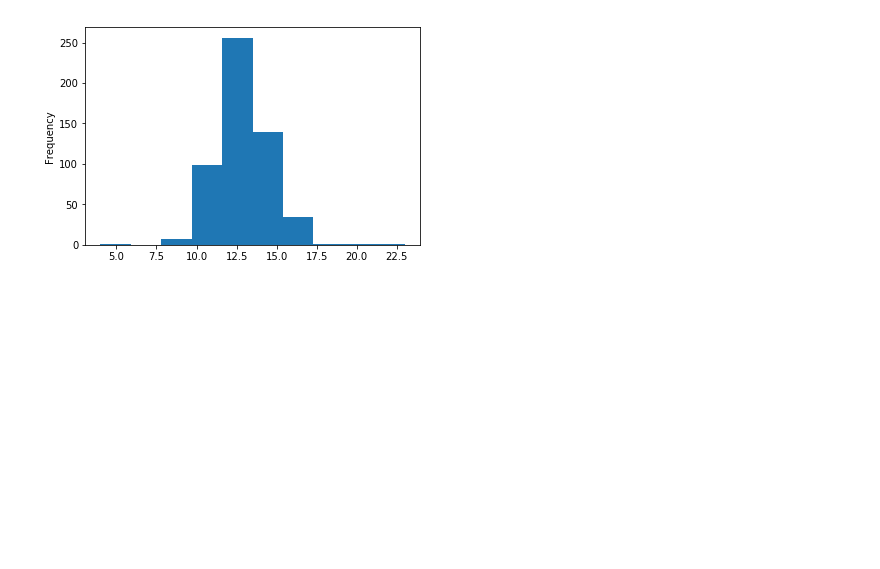
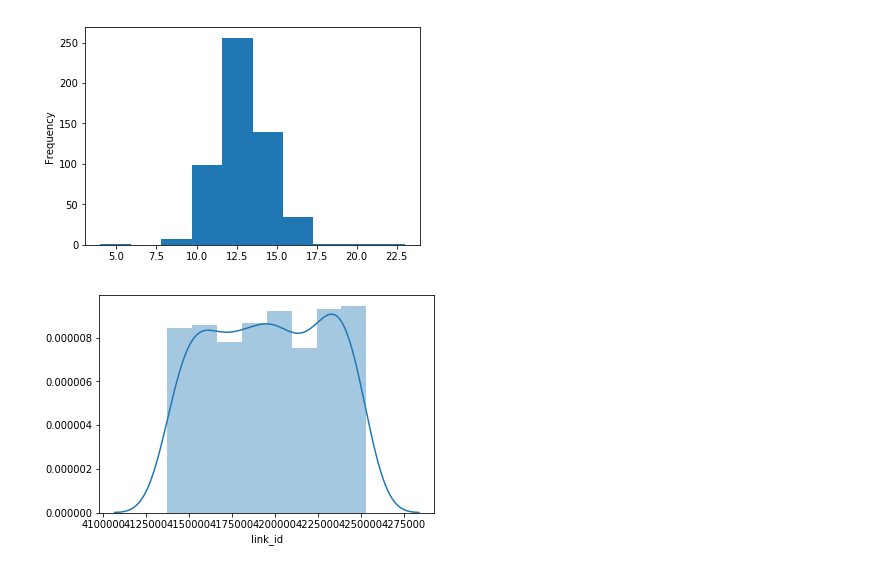
Before and after one commit to AdastraSaM/polizeiberichte_scraper, a Jupyter notebook: notebooks/Basic_Analysis.ipynb, the cells around one changed output. Drawn from its saved outputs; the diff is of its cells as text; code cells hidden in the pictures; blank space fills up the shorter version.

```diff
--- a/notebooks/Basic_Analysis.ipynb
+++ b/notebooks/Basic_Analysis.ipynb
@@ -95,3 +94,10 @@ pub_hours.plot(kind="hist")
 # %% [output]
 <matplotlib.axes._subplots.AxesSubplot at 0x...>
 [figure]
+# %%
+# Distribution of the article Link IDs
+link_ids = pd.DataFrame({"link_id": [link[-7:] for link in berichte["Link"]]})
+link_ids = link_ids.astype(int)
+ax = sns.distplot(link_ids["link_id"])
+# %% [output]
+[figure, added]
```
Also changed, not shown: parts of 3 cells of this notebook, 3 other files.
